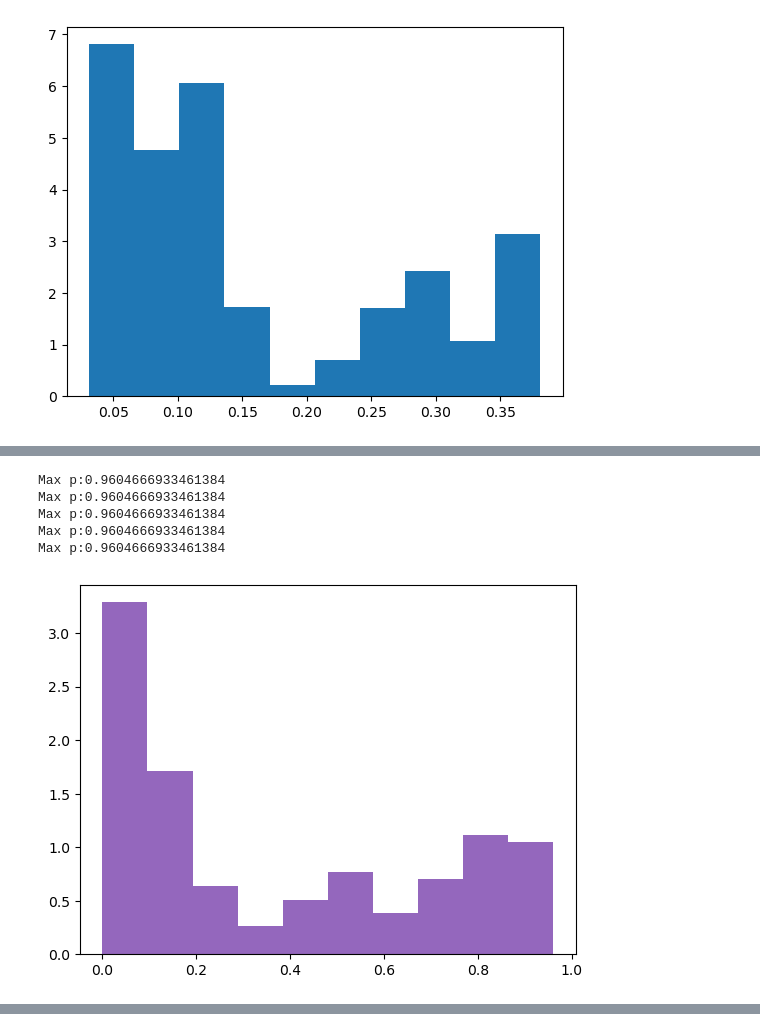
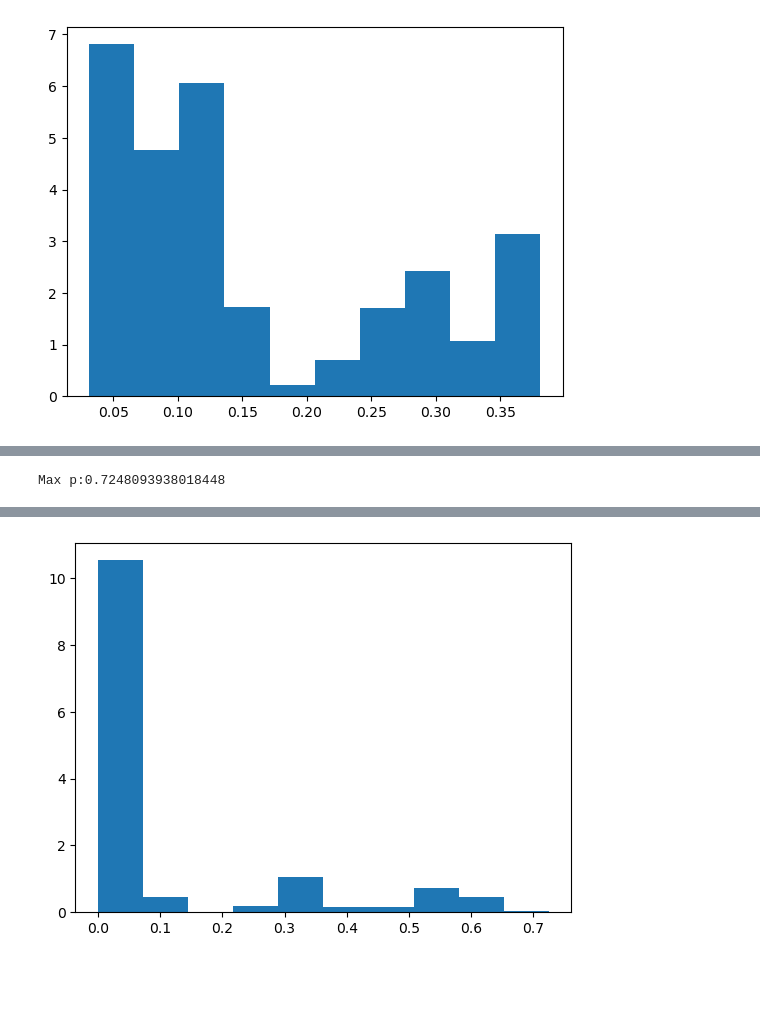
Before and after one commit to wflewis12/Causal_ML_Project, a Jupyter notebook: Edited_DR.ipynb, the cells around one changed output, grey strips where cells are left out. Saved outputs shown, nothing was run; the diff lists cells and outputs as text; code cells hidden in the pictures; blank space fills up the shorter version.

```diff
--- a/Edited_DR.ipynb
+++ b/Edited_DR.ipynb
@@ -375,3 +333,11 @@ def ATT_event_study(year_of_interest:int, response:str, confounder_list:list, da
+# %%
+def large_randf():
+    ''' A function that returns a general ML q model for later use in k-folding'''
+    return RandomForestClassifier(random_state=42, n_estimators=100, max_depth=10)
+
+def xgb():
+    ''' A function that returns a general ML q model for later use in k-folding'''
+    return XGBClassifier()
 # %%
 # Simple test to make sure the above functions work
 
@@ -407,20 +357,14 @@ Max p:0.38074797904502167
-# %%
-# Find a good Q model for the doubly robust estimator
-# Test functions on 1998 since it has the most data, but don't compute for every
-# year since that would take prohibitively long
-all_models = pd.DataFrame()
-
-for g_model in [large_randf]:
-    for q_model in [logistic, large_randf, adab, xgb_100, extra_trees]:
-        new_model = ATT_event_study(1998, "pubonly", list_of_confounders, basic_merged, g_model, q_model)
-        all_models = pd.concat([all_models, new_model], ignore_index=True)
-
-all_models.head()
-all_models.to_csv("./ATT_Results/dr_1998_pubonly_all_models.csv")
-# %% [output]
-Max p:0.9604666933461384
-Max p:0.9604666933461384
-Max p:0.9604666933461384
-Max p:0.9604666933461384
-Max p:0.9604666933461384
-[figure, removed]
+# %%
+# Getting the ATT's for all years
+all_years = pd.DataFrame()
+
+for year in [1997, 1998, 1999]:
+    for response in ["pubonly","privonly"]:
+        new_model = ATT_event_study(year, response, list_of_confounders, basic_merged, large_randf, xgb)
+        all_years = pd.concat([all_years, new_model], ignore_index=True)
+
+all_years['`Implementation Year`'] = all_years["treat_year"].apply(lambda x: str(x))
+all_years.to_csv("./ATT_Results/all_years.csv")
+all_years.head()
+# %% [output]
+Max p:0.7248093938018448
@@ -427 +377,2 @@ Max p:0.9604666933461384
+[figure, added]
 # %%
```
Also changed, not shown: parts of 13 cells of this notebook.
